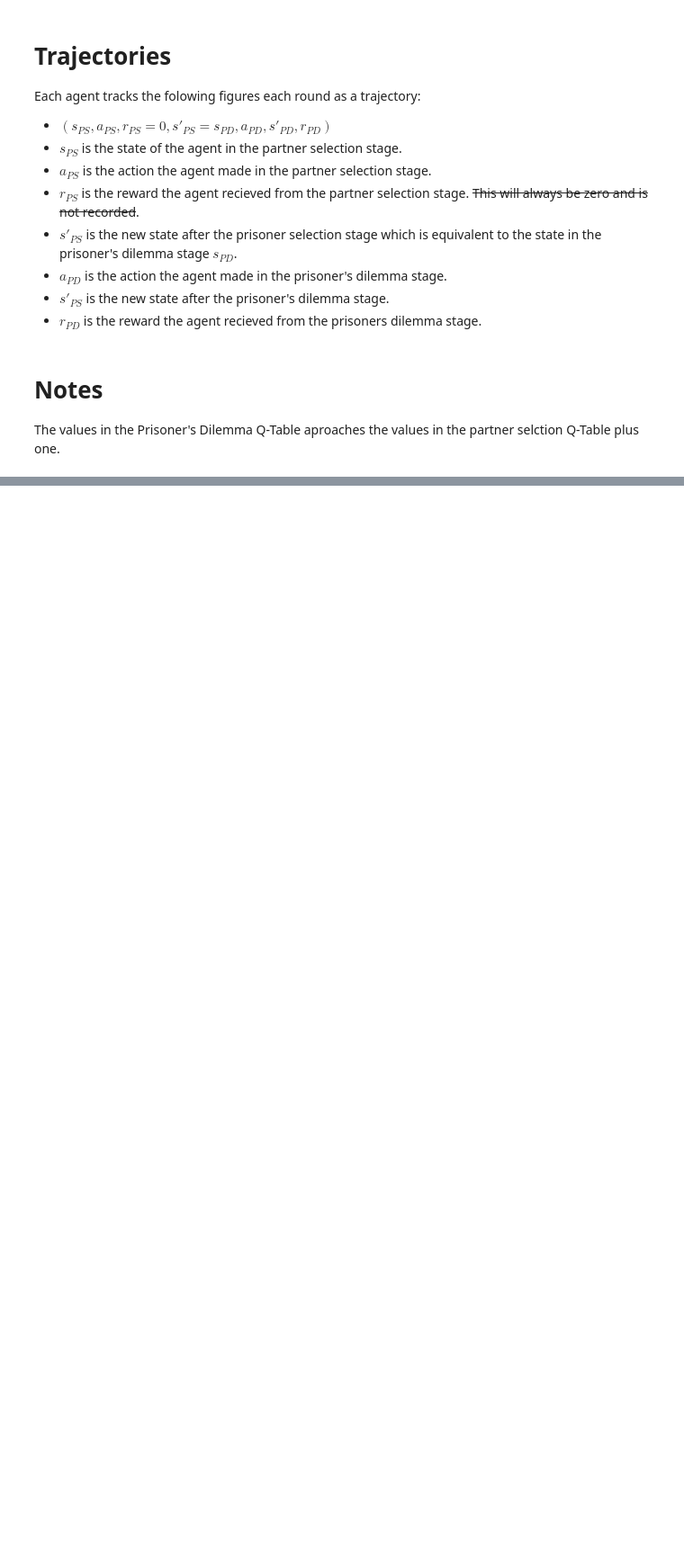
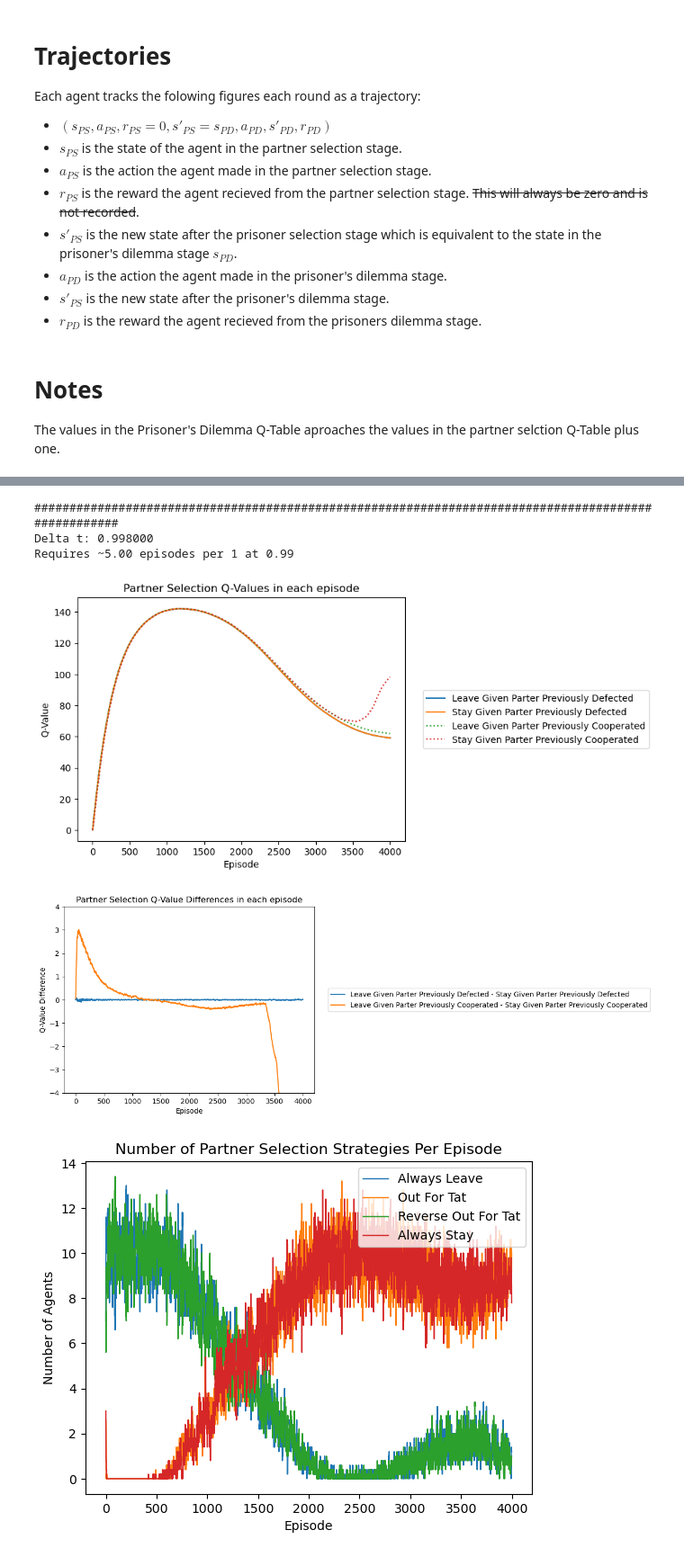
Before and after one commit to noumahme/Williams--code, a Jupyter notebook: pickle_analysis.ipynb, the cells around one changed output, grey strips where cells are left out. Shown at 90% size. Saved outputs shown, nothing was run; the diff lists cells and outputs as text; code cells hidden in the pictures; blank space fills up the shorter version.

```diff
--- a/pickle_analysis.ipynb
+++ b/pickle_analysis.ipynb
@@ -1014,21 +1064,3 @@ def plot_outcome_changes(results):
 # Notes
 
 The values in the Prisoner's Dilemma Q-Table aproaches the values in the partner selction Q-Table plus one.
-# %%
-with open("dispositions.pkl", "rb") as f:
-    dispositions = pickle.load(f)
-with open("dispositions2.pkl", "rb") as f:
-    dispositions2 = pickle.load(f)
-
-for idx, _ in enumerate(dispositions):
-    p_r = dispositions[idx]
-    params = p_r["params"]
-    results = p_r["output"]
-    print(params["disposition"])
-    plot_pd_outcomes(results)
-
-    p_r2 = dispositions2[-(idx+1)]
-    params2 = p_r2["params"]
-    results2 = p_r2["output"]
-    print(params2["disposition"])
-    plot_pd_outcomes(results2)
@@ -1049,9 +1067,24 @@ for idx, _ in enumerate(dispositions):
-# %%
-with open("disposition+q_learning.pkl", "rb") as f:
-    tests = pickle.load(f)
-
-for value, p_r in tests.items():
-    params = p_r["params"]
-    results = p_r["output"]
-    print(value)
-    plot_pd_outcomes(results)
+# %%
+with open("delta_t_q_learning_avg.pkl", "rb") as f:
+    results = pickle.load(f)
+
+temp_results = results
+for temp, p_r in temp_results.items():
+    print("#"*100)
+    print("Delta t: %f" % temp)
+    print(f"Requires ~{.01/(1.0 - temp):.2f} episodes per 1 at 0.99")
+    params = p_r["params"]
+    results = p_r["output"]
+    plot_average_qvalues(results, do_pd=False)
+    plot_average_q_differences(results, do_pd=False)
+    plot_strategies(results, do_pd=False)
+    plot_average_qvalues(results, do_ps=False)
+    plot_average_q_differences(results, do_ps=False)
+    plot_strategies(results, do_ps= False)
+# %% [output]
+####################################################################################################
+Delta t: 0.998000
+Requires ~5.00 episodes per 1 at 0.99
+[figure, added]
+[figure, added]
+[figure, added]
```
Also changed, not shown: parts of 3 cells of this notebook, 4 other files.
